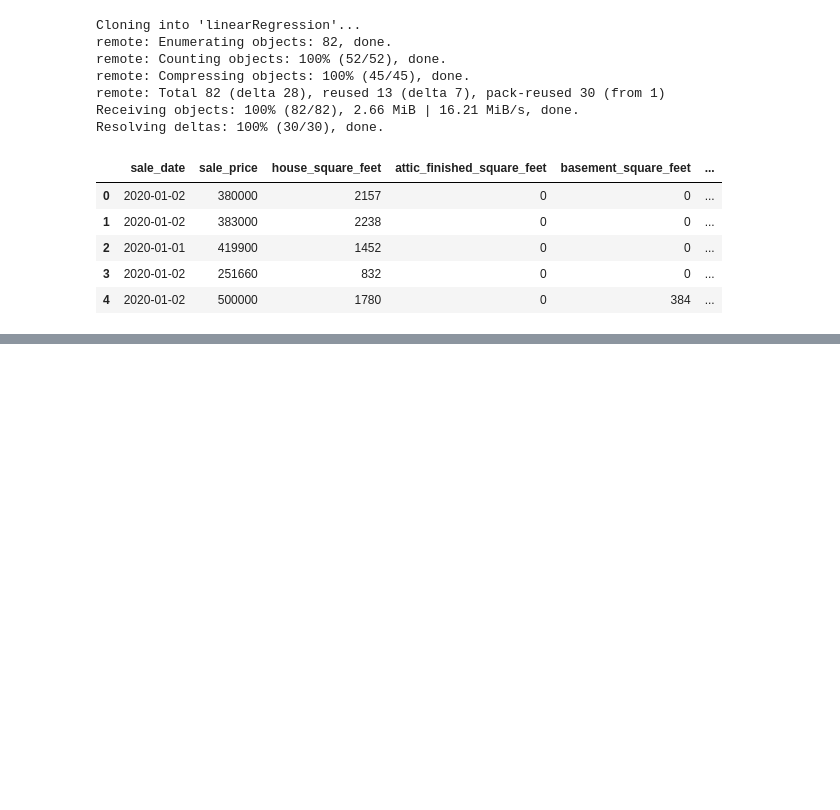
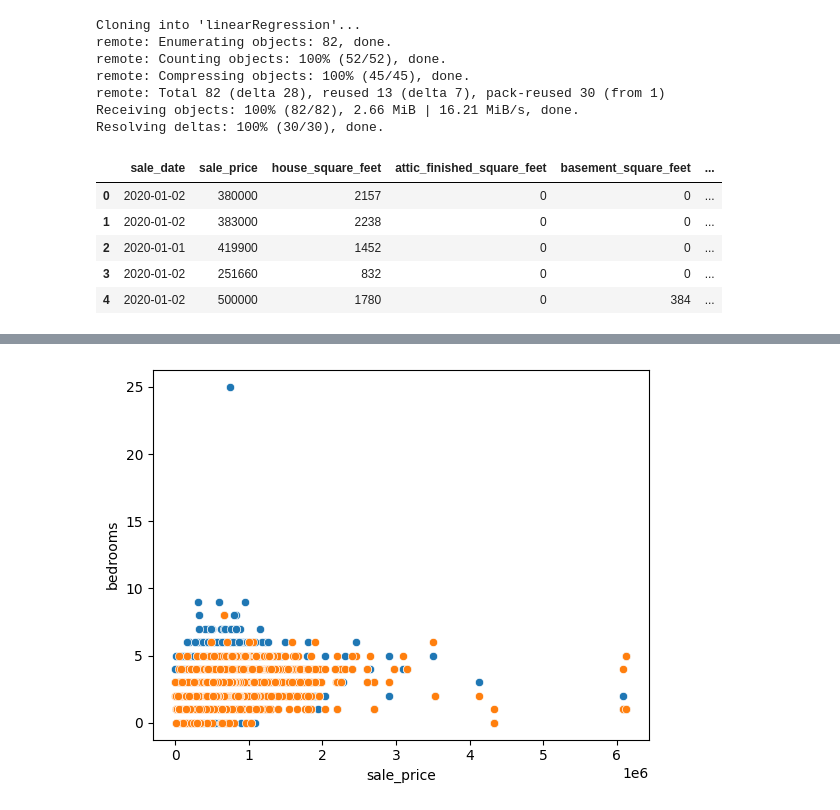
Before and after one commit to Troy-S-Meink/linearRegression, a Jupyter notebook: 04_hedonic_pricing/04_hedonic_pricing.ipynb, the cells around one changed output, grey strips where cells are left out. Saved outputs shown, nothing was run; the diff lists cells and outputs as text; code cells hidden in the pictures; blank space fills up the shorter version.

```diff
--- a/04_hedonic_pricing/04_hedonic_pricing.ipynb
+++ b/04_hedonic_pricing/04_hedonic_pricing.ipynb
@@ -42,3 +42,9 @@ df.head()
 | 2 | 2020-01-01 | 419900 | 1452 | 0 | 0 | ... |
 | 3 | 2020-01-02 | 251660 | 832 | 0 | 0 | ... |
 | 4 | 2020-01-02 | 500000 | 1780 | 0 | 384 | ... |
+# %%
+# Pulling only the data I want to work with:
+df = df[['sale_price', 'house_square_feet', 'bedrooms', 'bathrooms']]
+
+# Displaying the dataframe again to verify the changes
+df.head()
@@ -44,0 +58,6 @@ df.head()
+# %%
+# Replacing all of the string values with numbers
+df['sale_price'] = pd.to_numeric(df['sale_price'])
+df['house_square_feet'] = pd.to_numeric(df['house_square_feet'])
+df['bedrooms'] = pd.to_numeric(df['bedrooms'])
+df['bathrooms'] = pd.to_numeric(df['bathrooms'])
@@ -44,0 +113,7 @@ df.head()
+# %%
+# Taking a look at scatterplots of the data
+sns.scatterplot(x=df['sale_price'],y=df['bedrooms'])
+sns.scatterplot(x=df['sale_price'],y=df['bathrooms'])
+plt.show()
+# %% [output]
+[figure, added]
```
Also changed, not shown: parts of 6 cells of this notebook.
